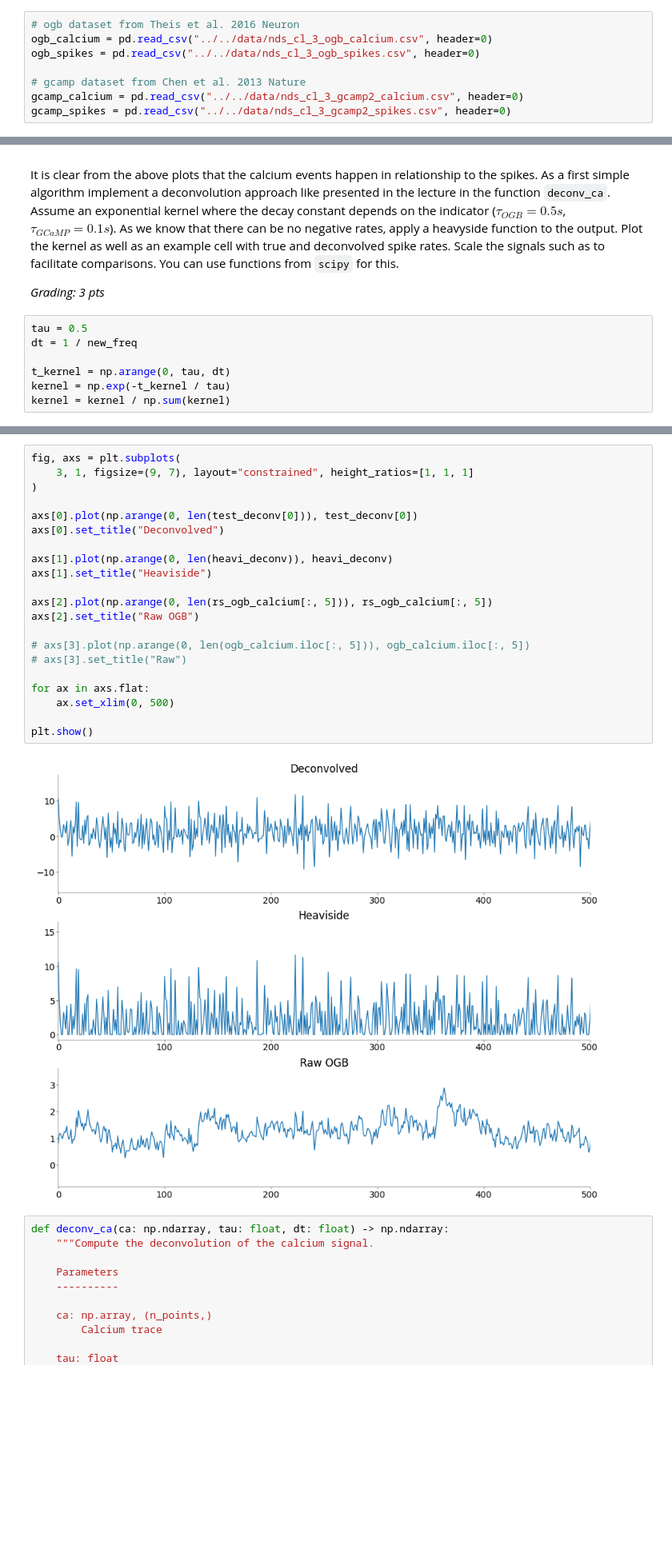
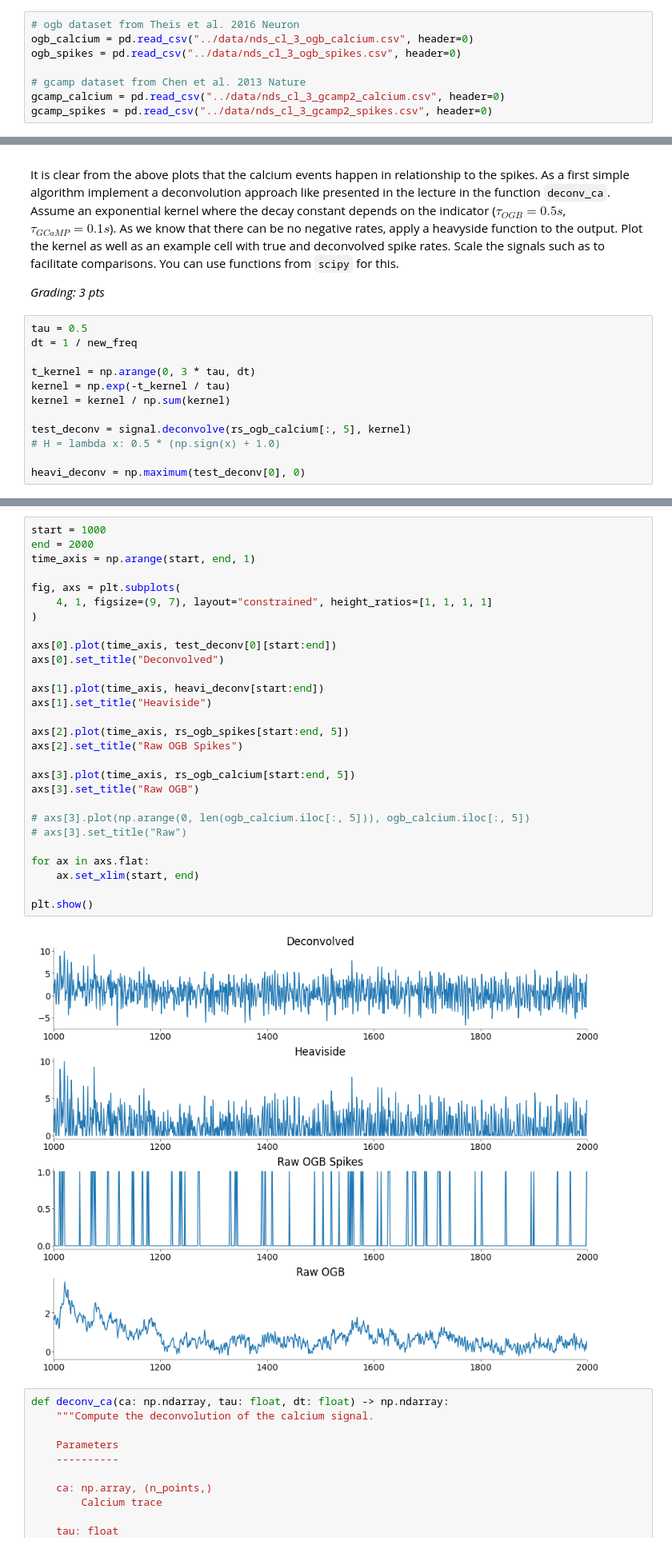
Before and after one commit to stedavkle/uni-tue-nds, a Jupyter notebook: CL3/notebooks/CodingLab3.ipynb, the cells around one changed output, grey strips where cells are left out. Shown: that part at 80% size. Drawn from its saved outputs; the diff is of its cells as text; blank space fills up the shorter version.

```diff
--- a/CL3/notebooks/CodingLab3.ipynb
+++ b/CL3/notebooks/CodingLab3.ipynb
@@ -67,12 +71,12 @@ plt.style.use("../matplotlib_style.txt")
 ## Load data
 # %%
 # ogb dataset from Theis et al. 2016 Neuron
-ogb_calcium = pd.read_csv("../../data/nds_cl_3_ogb_calcium.csv", header=0)
-ogb_spikes = pd.read_csv("../../data/nds_cl_3_ogb_spikes.csv", header=0)
+ogb_calcium = pd.read_csv("../data/nds_cl_3_ogb_calcium.csv", header=0)
+ogb_spikes = pd.read_csv("../data/nds_cl_3_ogb_spikes.csv", header=0)
 
 # gcamp dataset from Chen et al. 2013 Nature
-gcamp_calcium = pd.read_csv("../../data/nds_cl_3_gcamp2_calcium.csv", header=0)
-gcamp_spikes = pd.read_csv("../../data/nds_cl_3_gcamp2_spikes.csv", header=0)
+gcamp_calcium = pd.read_csv("../data/nds_cl_3_gcamp2_calcium.csv", header=0)
+gcamp_spikes = pd.read_csv("../data/nds_cl_3_gcamp2_spikes.csv", header=0)
 # %%
 ogb_calcium.shape, ogb_spikes.shape, gcamp_calcium.shape, gcamp_spikes.shape
 # %% [output]
@@ -206,6 +206,11 @@ It is clear from the above plots that the calcium events happen in relationship
 tau = 0.5
 dt = 1 / new_freq
 
-t_kernel = np.arange(0, tau, dt)
+t_kernel = np.arange(0, 3 * tau, dt)
 kernel = np.exp(-t_kernel / tau)
 kernel = kernel / np.sum(kernel)
+
+test_deconv = signal.deconvolve(rs_ogb_calcium[:, 5], kernel)
+# H = lambda x: 0.5 * (np.sign(x) + 1.0)
+
+heavi_deconv = np.maximum(test_deconv[0], 0)
@@ -217,26 +217,33 @@ heavi_deconv = np.maximum(test_deconv[0], 0)
 # %%
+start = 1000
+end = 2000
+time_axis = np.arange(start, end, 1)
+
 fig, axs = plt.subplots(
-    3, 1, figsize=(9, 7), layout="constrained", height_ratios=[1, 1, 1]
+    4, 1, figsize=(9, 7), layout="constrained", height_ratios=[1, 1, 1, 1]
 )
 
-axs[0].plot(np.arange(0, len(test_deconv[0])), test_deconv[0])
+axs[0].plot(time_axis, test_deconv[0][start:end])
 axs[0].set_title("Deconvolved")
 
-axs[1].plot(np.arange(0, len(heavi_deconv)), heavi_deconv)
+axs[1].plot(time_axis, heavi_deconv[start:end])
 axs[1].set_title("Heaviside")
 
-axs[2].plot(np.arange(0, len(rs_ogb_calcium[:, 5])), rs_ogb_calcium[:, 5])
-axs[2].set_title("Raw OGB")
+axs[2].plot(time_axis, rs_ogb_spikes[start:end, 5])
+axs[2].set_title("Raw OGB Spikes")
+
+axs[3].plot(time_axis, rs_ogb_calcium[start:end, 5])
+axs[3].set_title("Raw OGB")
 
 # axs[3].plot(np.arange(0, len(ogb_calcium.iloc[:, 5])), ogb_calcium.iloc[:, 5])
 # axs[3].set_title("Raw")
 
 for ax in axs.flat:
-    ax.set_xlim(0, 500)
+    ax.set_xlim(start, end)
 
 plt.show()
 # %% [output]
-[figure, old version]
+[figure, new version]
 # %%
 def deconv_ca(ca: np.ndarray, tau: float, dt: float) -> np.ndarray:
     """Compute the deconvolution of the calcium signal.
```
Also changed, not shown: parts of 7 cells of this notebook, 1 other file.
